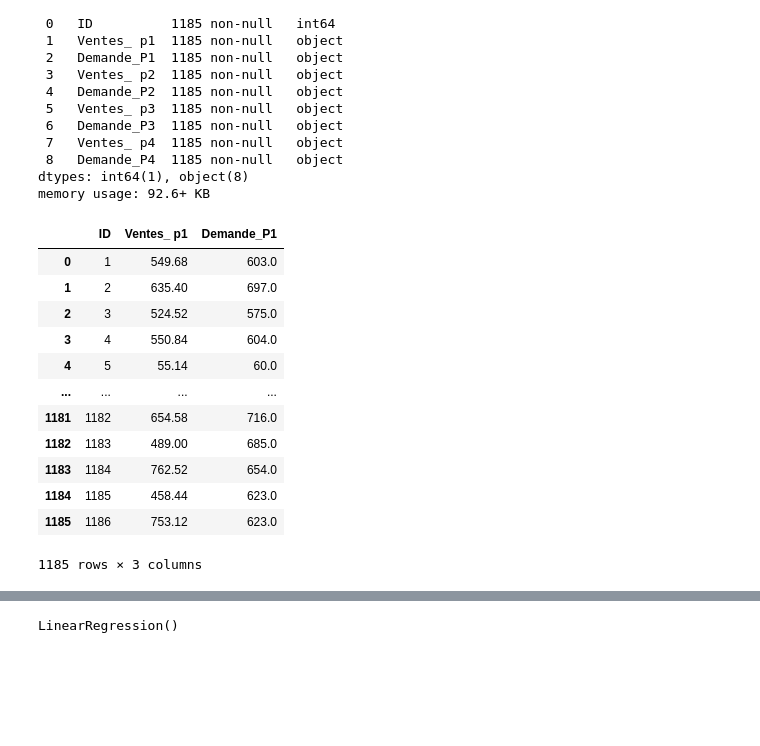
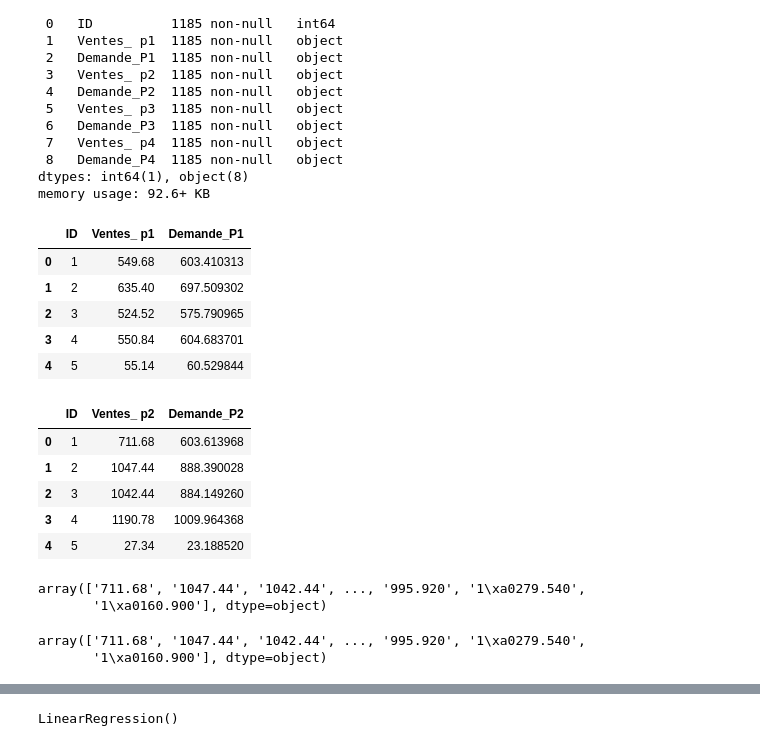
Before and after one commit to Parfaitt/sales, a Jupyter notebook: Vente.ipynb, the cells around one changed output, grey strips where cells are left out. Cells and saved outputs as stored; diff of their text form; code cells hidden in the pictures; blank space fills up the shorter version.

```diff
--- a/Vente.ipynb
+++ b/Vente.ipynb
@@ -93,18 +93,32 @@ df['Demande_P2'] = df['Demande_P2'].astype(float)
 # %%
 df1 = ['ID','Ventes_ p1', 'Demande_P1']
 df1=df[df1]
-df1
+df1.head()
 # %% [output]
 |  | ID | Ventes_ p1 | Demande_P1 |
-| 0 | 1 | 549.68 | 603.0 |
-| 1 | 2 | 635.40 | 697.0 |
-| 2 | 3 | 524.52 | 575.0 |
-| 3 | 4 | 550.84 | 604.0 |
-| 4 | 5 | 55.14 | 60.0 |
-| ... | ... | ... | ... |
-| 1181 | 1182 | 654.58 | 716.0 |
-| 1182 | 1183 | 489.00 | 685.0 |
-| 1183 | 1184 | 762.52 | 654.0 |
-| 1184 | 1185 | 458.44 | 623.0 |
-| 1185 | 1186 | 753.12 | 623.0 |
+| 0 | 1 | 549.68 | 603.410313 |
+| 1 | 2 | 635.40 | 697.509302 |
+| 2 | 3 | 524.52 | 575.790965 |
+| 3 | 4 | 550.84 | 604.683701 |
+| 4 | 5 | 55.14 | 60.529844 |
-1185 rows × 3 columns
+# %%
+df2 = ['ID','Ventes_ p2', 'Demande_P2']
+df2=df[df2]
+df2.head()
+# %% [output]
+|  | ID | Ventes_ p2 | Demande_P2 |
+| 0 | 1 | 711.68 | 603.613968 |
+| 1 | 2 | 1047.44 | 888.390028 |
+| 2 | 3 | 1042.44 | 884.149260 |
+| 3 | 4 | 1190.78 | 1009.964368 |
+| 4 | 5 | 27.34 | 23.188520 |
+# %%
+df2['Ventes_ p2'].unique()
+# %% [output]
+array(['711.68', '1047.44', '1042.44', ..., '995.920', '1\xa0279.540',
+       '1\xa0160.900'], dtype=object)
+# %%
+df2['Ventes_ p2'].unique()
+# %% [output]
+array(['711.68', '1047.44', '1042.44', ..., '995.920', '1\xa0279.540',
+       '1\xa0160.900'], dtype=object)
```
Also changed, not shown: parts of 27 cells of this notebook, 4 other files.
